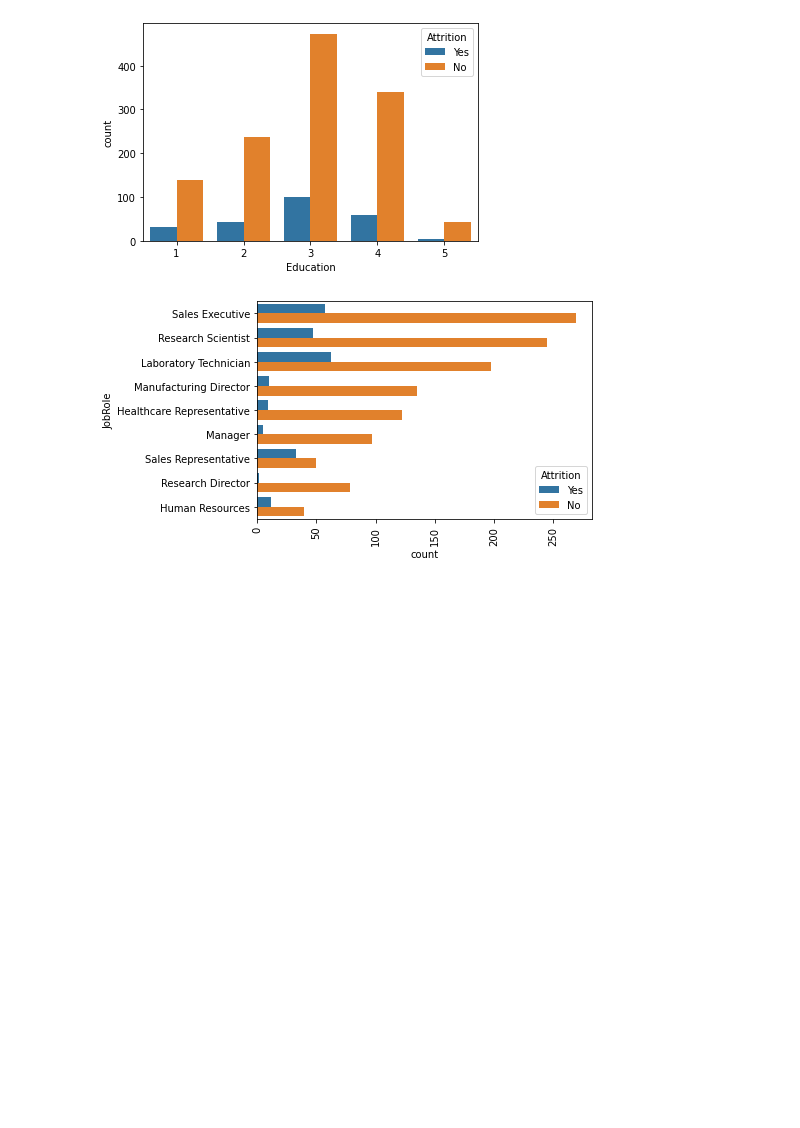
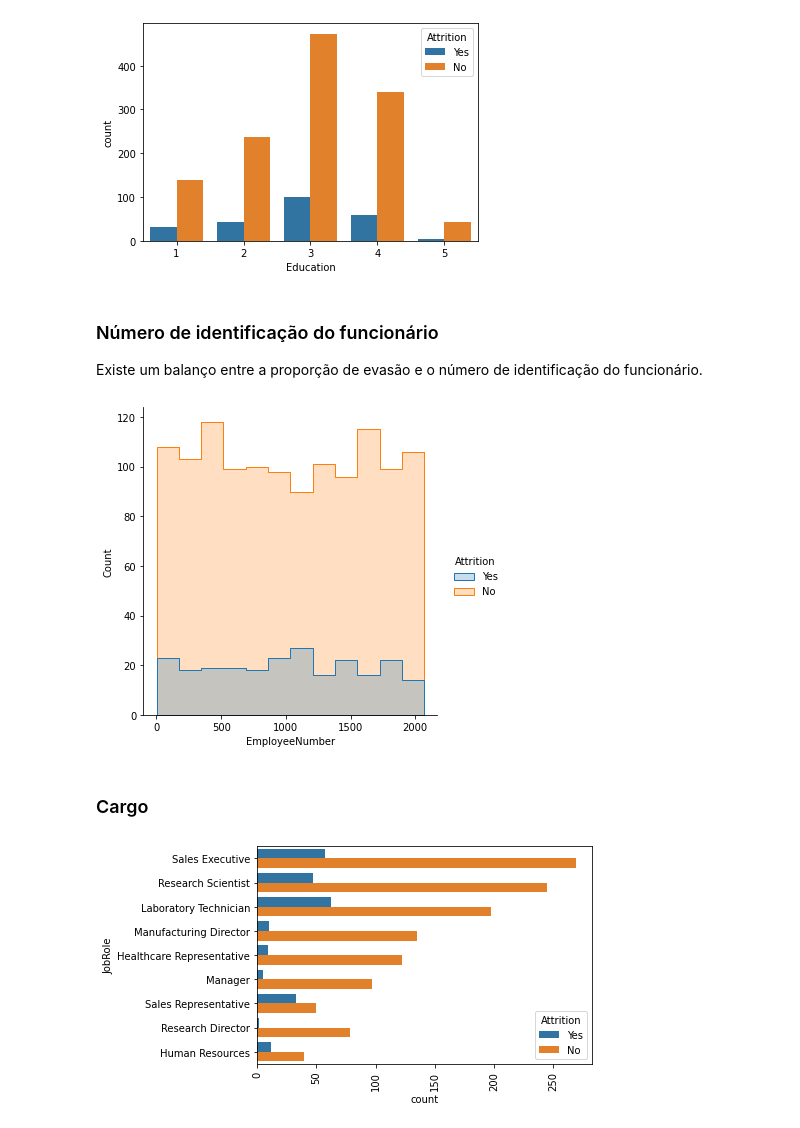
Before and after one commit to pedroafleite/attrition, a Jupyter notebook: attrition.ipynb, the cells around one changed output. Drawn from its saved outputs; the diff is of its cells as text; code cells hidden in the pictures; blank space fills up the shorter version.

```diff
--- a/attrition.ipynb
+++ b/attrition.ipynb
@@ -218,6 +227,16 @@ sns.displot(df, x="DistanceFromHome", hue="Attrition", element="step");
 sns.countplot(x="Education", hue="Attrition", data=df);
 # %% [output]
 [figure]
+# %% [markdown]
+### Número de identificação do funcionário
+
+Existe um balanço entre a proporção de evasão e o número de identificação do funcionário.
+# %%
+sns.displot(x="EmployeeNumber", hue="Attrition", data=df, element="step");
+# %% [output]
+[figure, added]
+# %% [markdown]
+### Cargo
 # %%
 sns.countplot(y="JobRole", hue="Attrition", data=df)
 plt.xticks(rotation=90);
```
Also changed, not shown: parts of 51 cells of this notebook.
